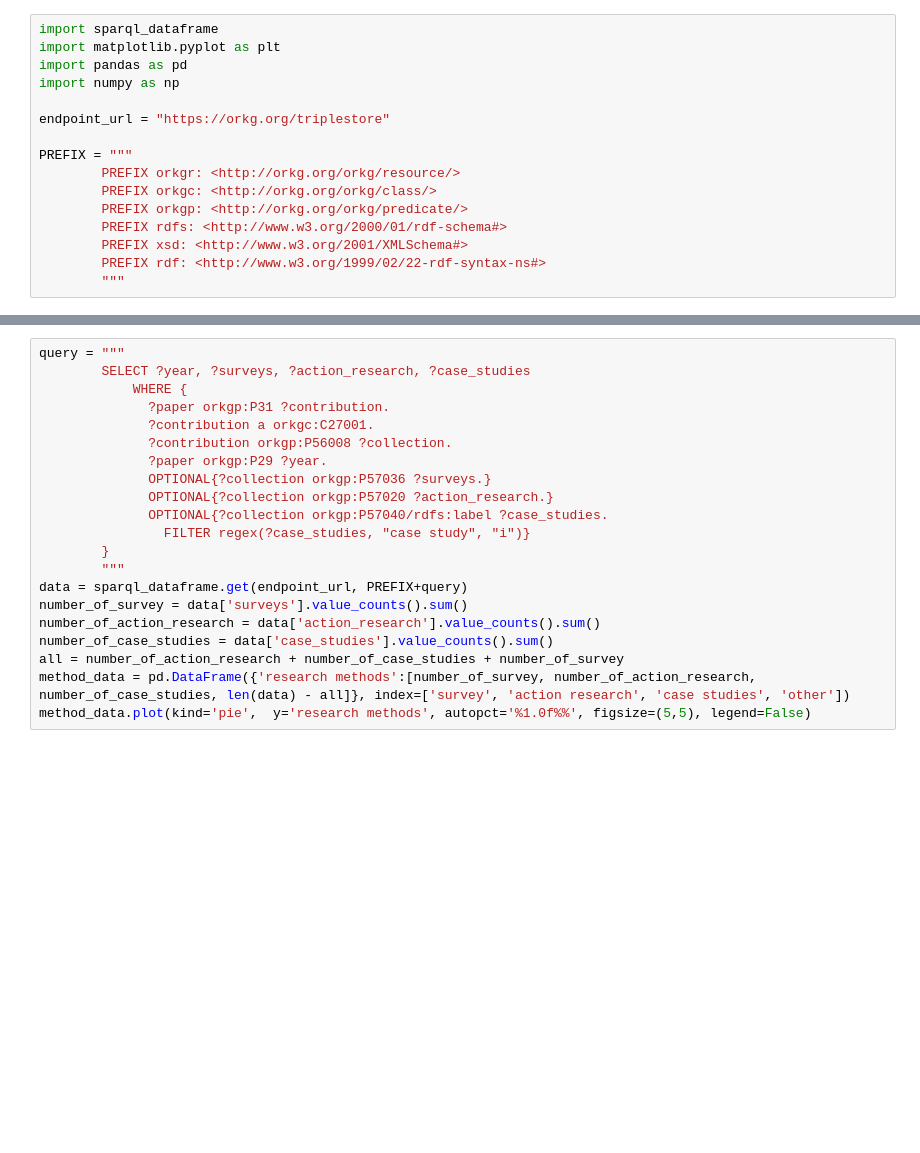
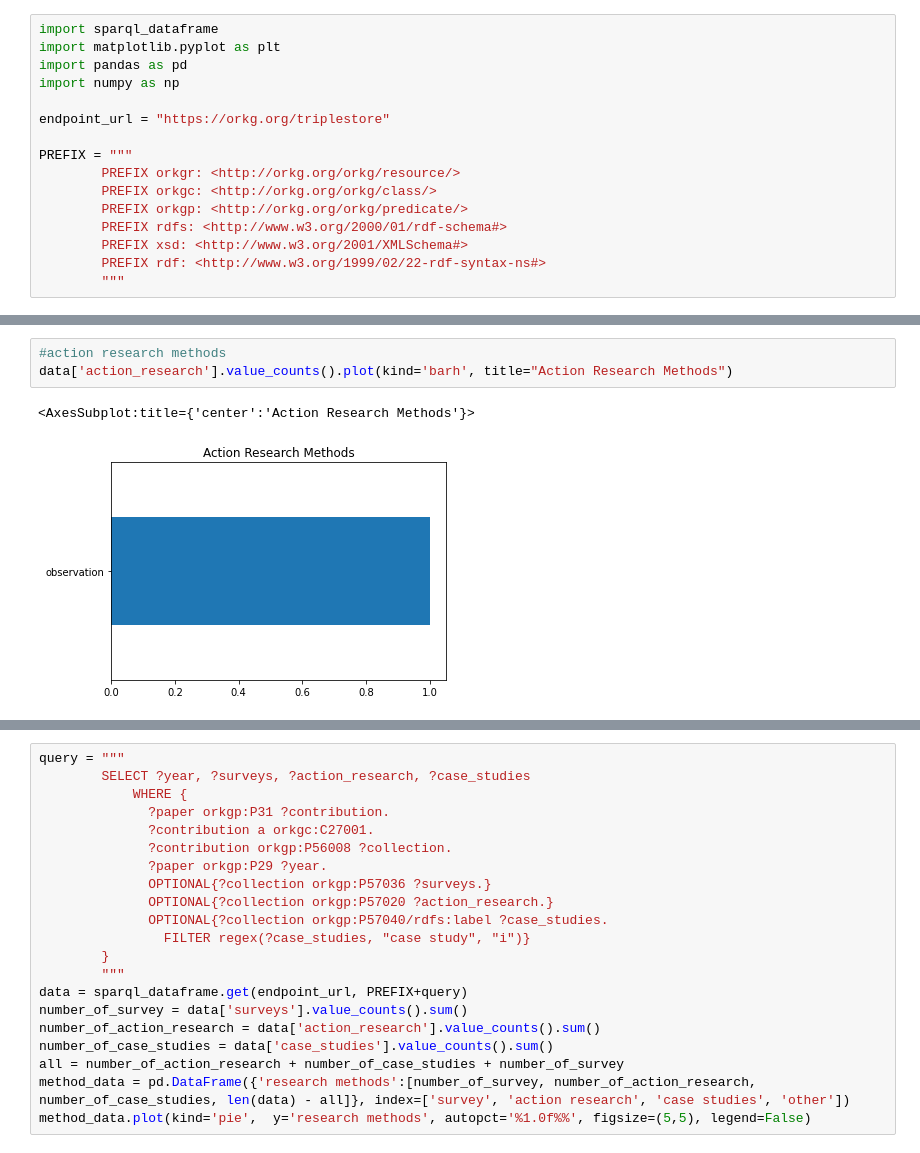
Before and after one commit to fWern/Bachelor-Thesis, a Jupyter notebook: sjoberg_roadmap_questions.ipynb, the cells around one changed output, grey strips where cells are left out. Cells and saved outputs as stored; diff of their text form; blank space fills up the shorter version.

```diff
--- a/sjoberg_roadmap_questions.ipynb
+++ b/sjoberg_roadmap_questions.ipynb
@@ -150,0 +78,6 @@ Dieses Diagramm stellt noch einmal in einer Übersicht die Nutzung der Forschung
+# %%
+#action research methods
+data['action_research'].value_counts().plot(kind='barh', title="Action Research Methods")
+# %% [output]
+<AxesSubplot:title={'center':'Action Research Methods'}>
+[figure, added]
```
Also changed, not shown: parts of 78 cells of this notebook.
